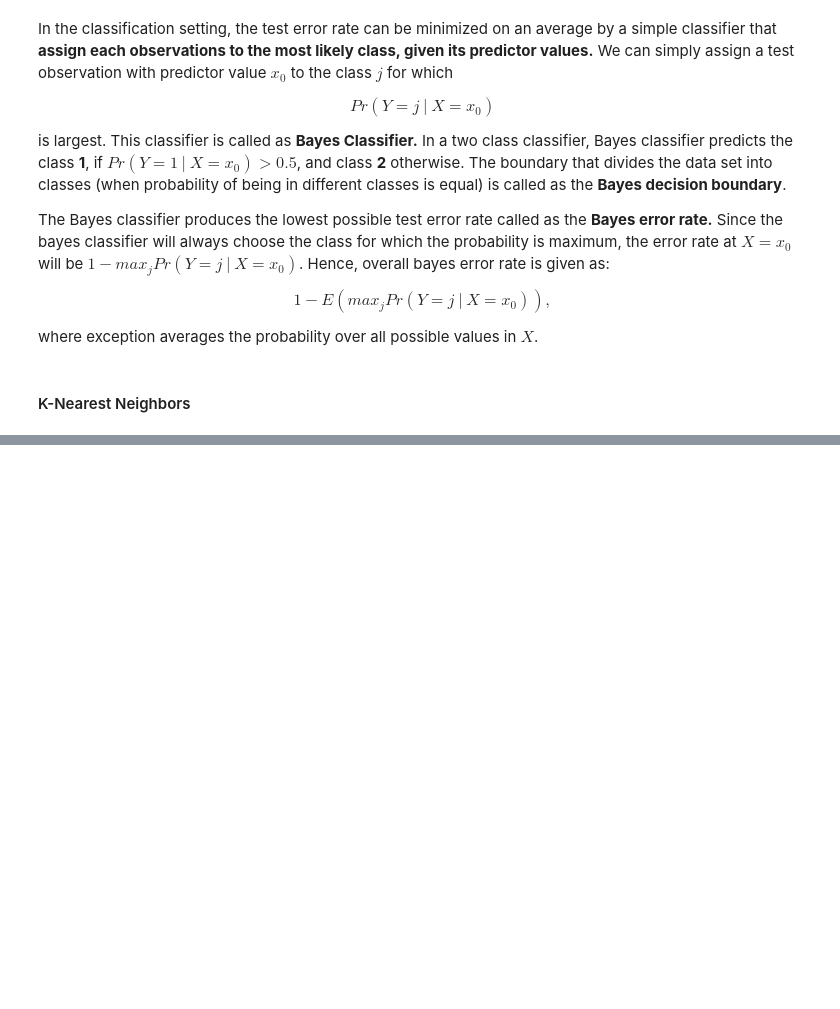
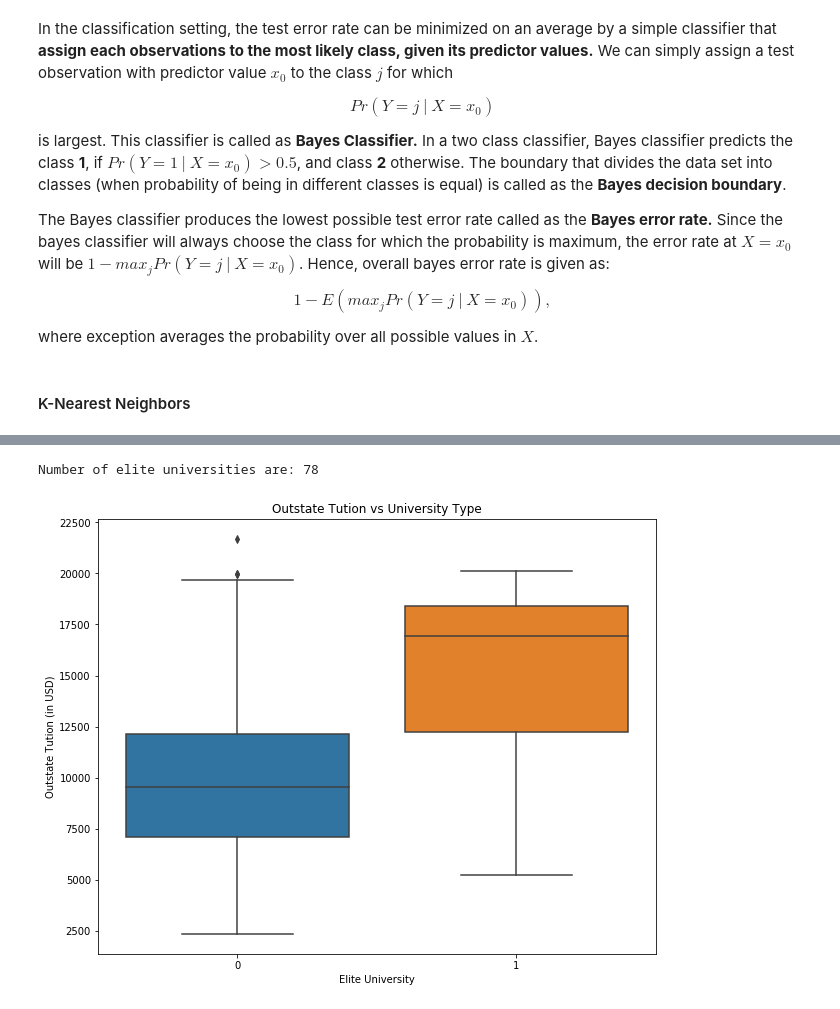
Before and after one commit to amitrajan012/Introduction-to-Statistical-Learning, a Jupyter notebook: Statistical Learning.ipynb, the cells around one changed output, grey strips where cells are left out. Drawn from its saved outputs; the diff is of its cells as text; code cells hidden in the pictures; blank space fills up the shorter version.

```diff
--- a/Statistical Learning.ipynb
+++ b/Statistical Learning.ipynb
@@ -176,0 +279,17 @@ Despite the fact that it is a very simple approach, KNN can often produce classi
+# %%
+# Create a new qualitative variable, called Elite, by binning the Top10perc variable.
+college['Elite'] = 0
+college.loc[college['Top10perc'] > 50, 'Elite'] = 1
+print("Number of elite universities are: " +str(college['Elite'].sum()))
+
+fig = plt.figure(figsize=(10, 8))
+ax = fig.add_subplot(111)
+
+sns.boxplot(x="Elite", y="Outstate", data=college)
+ax.set_xlabel('Elite University')
+ax.set_ylabel('Outstate Tution (in USD)')
+ax.set_title('Outstate Tution vs University Type')
+plt.show()
+# %% [output]
+Number of elite universities are: 78
+[figure, added]
```
Also changed, not shown: parts of 39 cells of this notebook.
